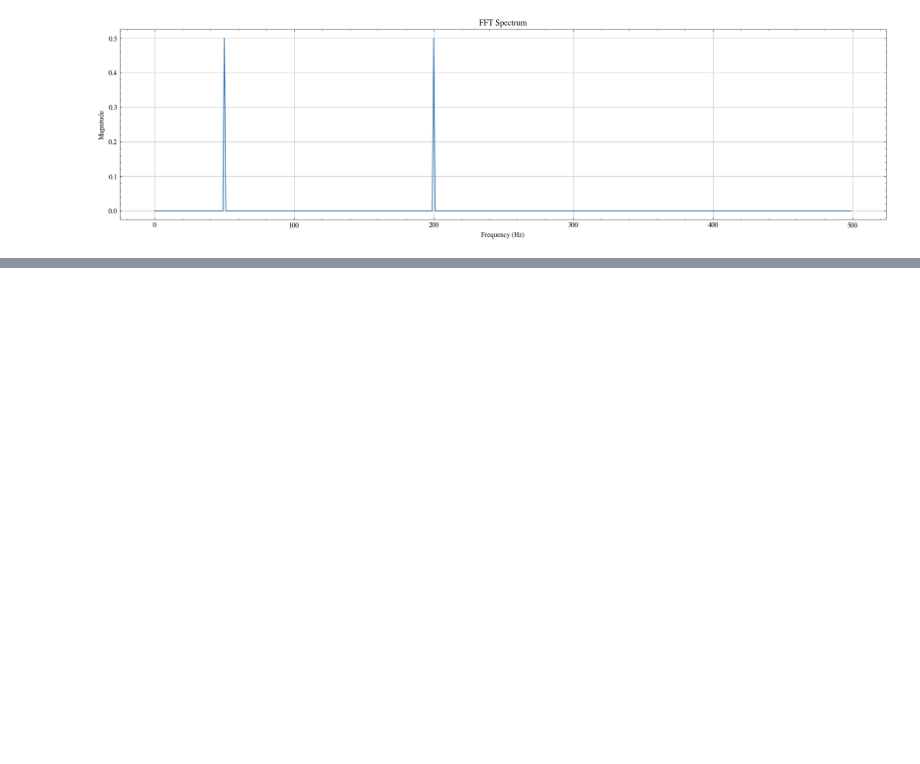
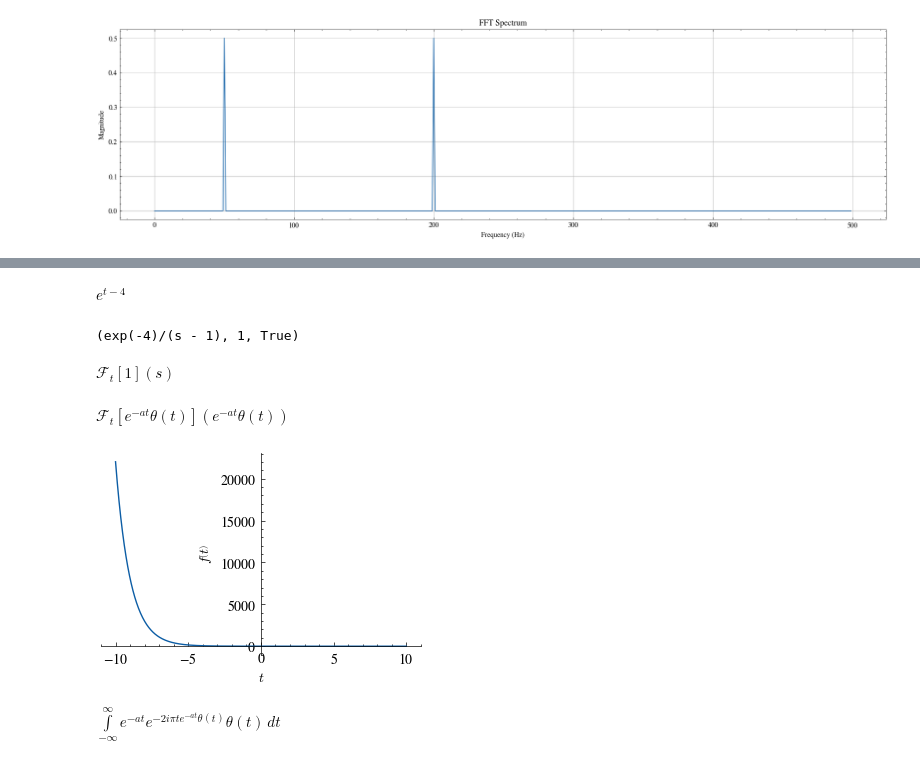
Before and after one commit to ODARI-CHARLES1/Signal_Communication_notebook, a Jupyter notebook: Notebooks/FFT/fft.ipynb, the cells around one changed output, grey strips where cells are left out. Cells and saved outputs as stored; diff of their text form; code cells hidden in the pictures; blank space fills up the shorter version.

```diff
--- a/Notebooks/FFT/fft.ipynb
+++ b/Notebooks/FFT/fft.ipynb
@@ -47,3 +47,13 @@ ax.grid(True)
 plt.show()
 # %% [output]
 [figure]
+# %%
+import sympy as sp
+
+t, f = sp.symbols('t f', real=True)
+
+x =sp.exp(sp.I*2*sp.pi*10*t)
+
+X = sp.fourier_transform(x, t, f)
+
+X
@@ -49,0 +98,14 @@ plt.show()
+# %%
+#shifting the time signal by tau
+f=sp.exp(t-4)
+f
+# %% [output]
+$\displaystyle e^{t - 4}$
+# %%
+sp.integrals.laplace_transform(f,t,s)
+# %% [output]
+(exp(-4)/(s - 1), 1, True)
+# %%
+sp.fourier_transform(1,t,s)
+# %% [output]
+$\displaystyle \mathcal{F}_{t}\left[1\right]\left(s\right)$
@@ -49,0 +114,13 @@ plt.show()
+# %%
+sp.fourier_transform(f,t,f).doit()
+# %% [output]
+$\displaystyle \mathcal{F}_{t}\left[e^{- a t} \theta\left(t\right)\right]\left(e^{- a t} \theta\left(t\right)\right)$
+# %%
+sp.plot(sp.Heaviside(-t)*sp.exp(-t))
+plt.show()
+# %% [output]
+[figure, added]
+# %%
+sp.integrate(f*sp.exp(-2*sp.pi*sp.I*t*f),(t,-sp.oo,sp.oo)).doit()
+# %% [output]
+$\displaystyle \int\limits_{-\infty}^{\infty} e^{- a t} e^{- 2 i \pi t e^{- a t} \theta\left(t\right)} \theta\left(t\right)\, dt$
```
Also changed, not shown: parts of 7 cells of this notebook.
